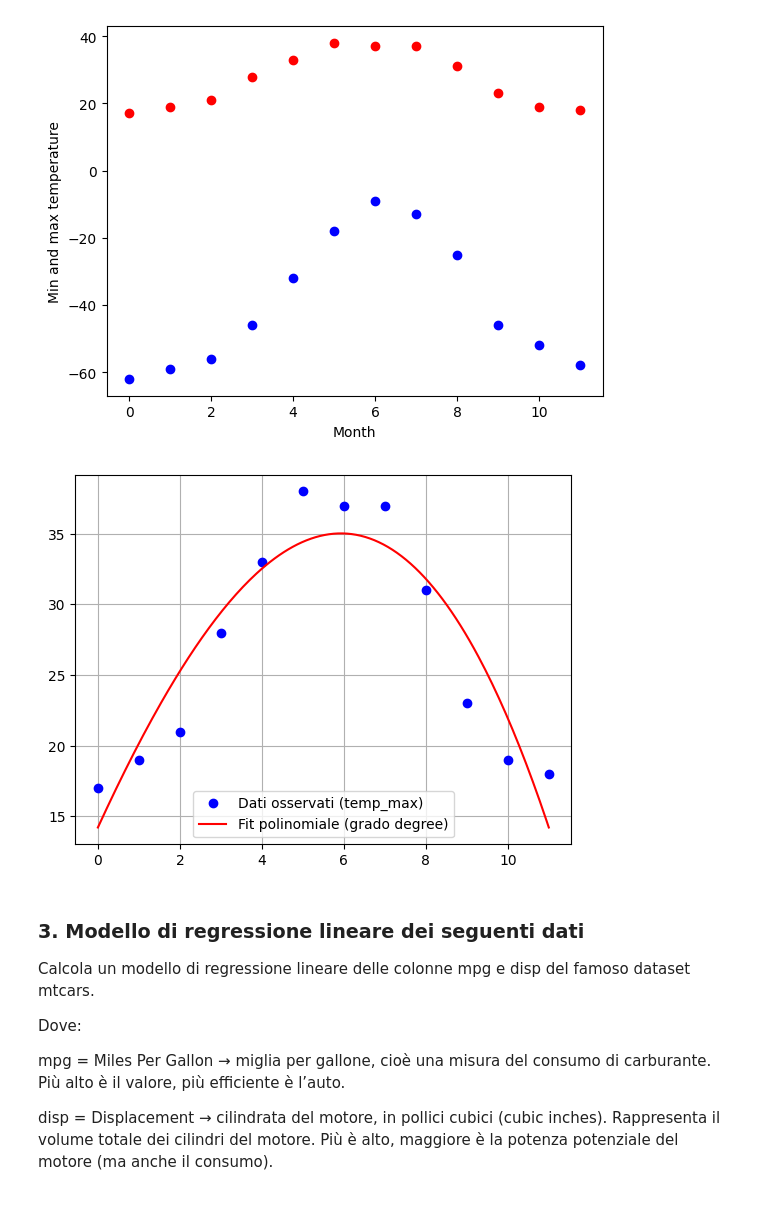
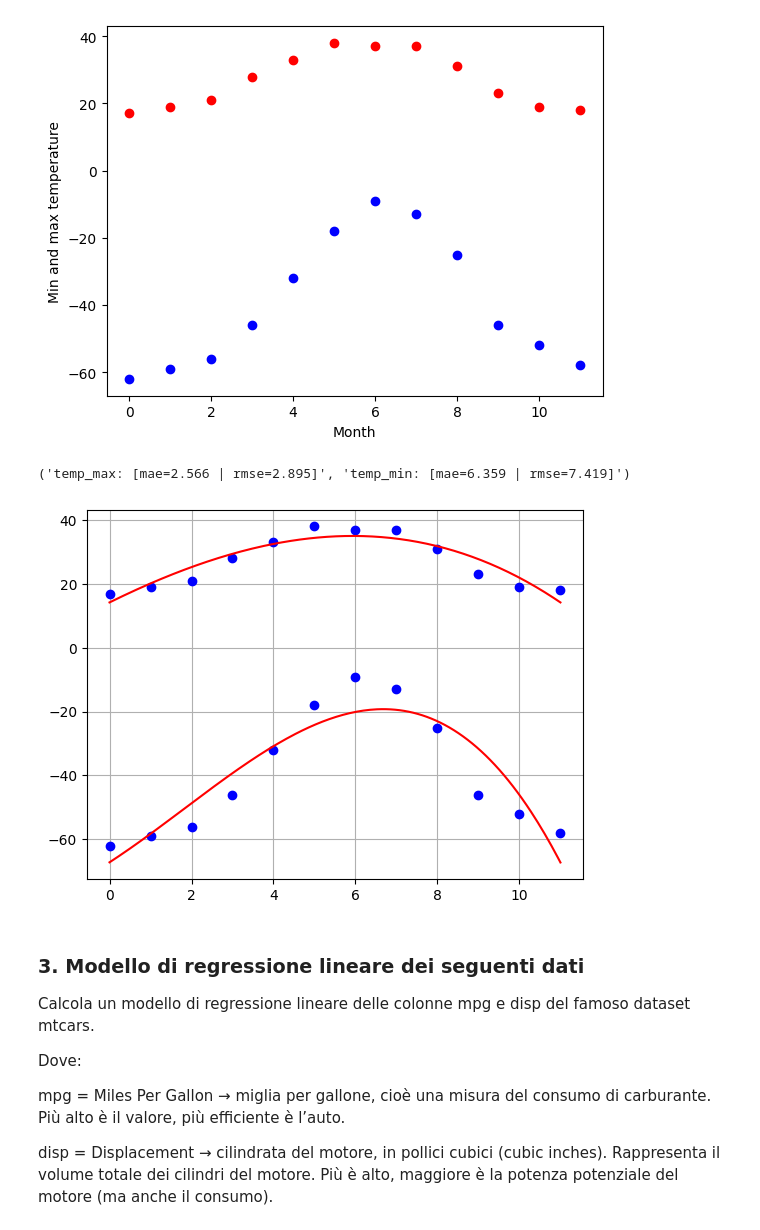
Before and after one commit to sanfix203/esercizi_ProgrammingLabII, a Jupyter notebook: 6_Esercizi_lez_6.ipynb, the cells around one changed output. Cells and saved outputs as stored; diff of their text form; code cells hidden in the pictures.

```diff
--- a/6_Esercizi_lez_6.ipynb
+++ b/6_Esercizi_lez_6.ipynb
@@ -74,20 +72,22 @@ def mae(y_real, y_pred):
 # %%
-x = months
-y = temp_max
-degree = 3
-coeffs_poly = np.polyfit(x, y, degree)
-poly = np.poly1d(coeffs_poly)
+def plot_reg(x, y, degree, name):
+    coeffs_poly = np.polyfit(x, y, degree)
+    poly = np.poly1d(coeffs_poly)
 
-months_fit = np.linspace(0, 11, 200)
-temp_fit = poly(months_fit)
+    domain = np.linspace(0, 11, 200)
+    y_fit = poly(domain)
+    y_fit_low_domain = poly(x)
 
-plt.plot(months, temp_max, 'o', label='Dati osservati temp_max', color='blue')
-plt.plot(months_fit, temp_fit, '-', label=f'Fit polinomiale (grado degree)', color='red')
-plt.legend()
-plt.grid(True)
-plt.show()
+    plt.plot(x, y, 'o', color='blue')
+    plt.plot(domain, y_fit, '-', color='red')
+
+    plt.grid(True)
+    return f"{name}: [mae={mae(y, y_fit_low_domain):.3f} | rmse={rmse(y, y_fit_low_domain):.3f}]"
-# %% [output]
-[figure, removed]
+# %%
+plot_reg(months, temp_max, 3, "temp_max"), plot_reg(months, temp_min, 3, "temp_min")
+# %% [output]
+('temp_max: [mae=2.566 | rmse=2.895]', 'temp_min: [mae=6.359 | rmse=7.419]')
+[figure, added]
 # %% [markdown]
 ### **3. Modello di regressione lineare dei seguenti dati**
 
```
Also changed, not shown: parts of 5 cells of this notebook.
